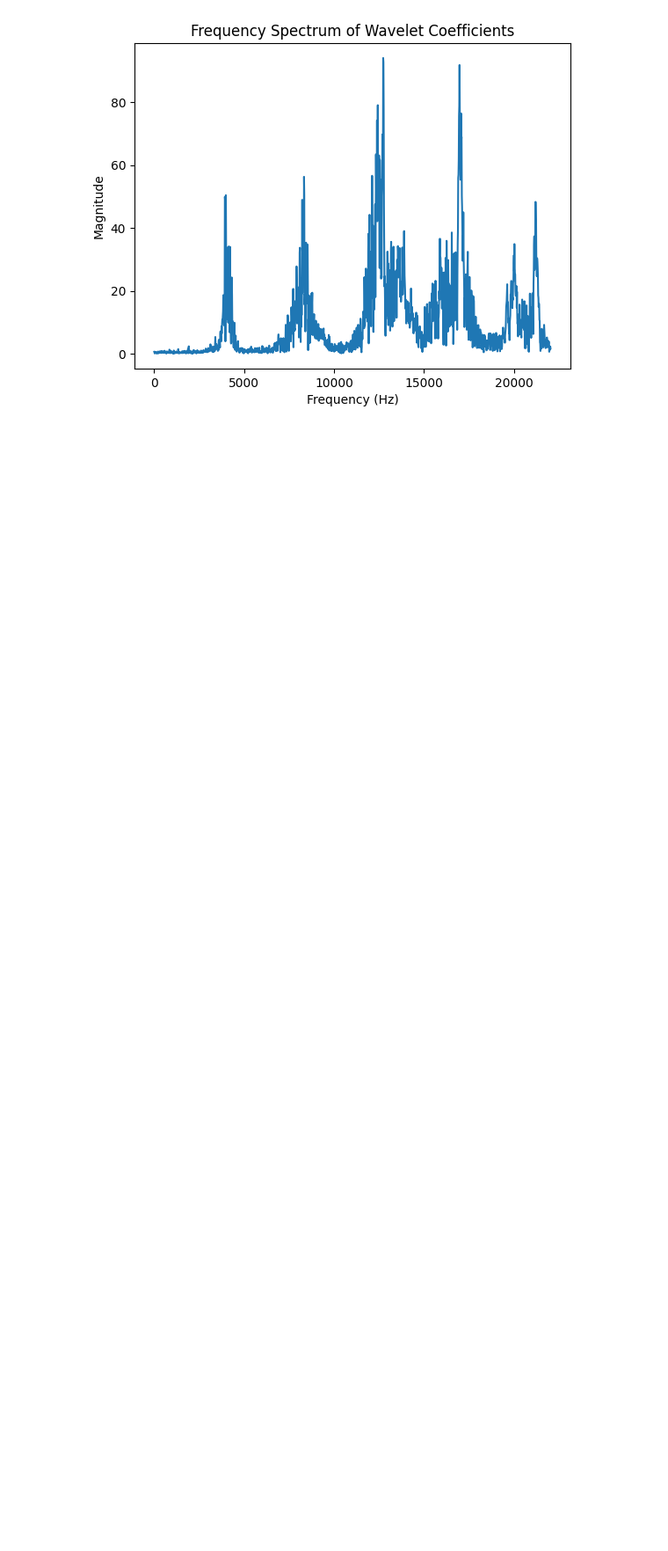
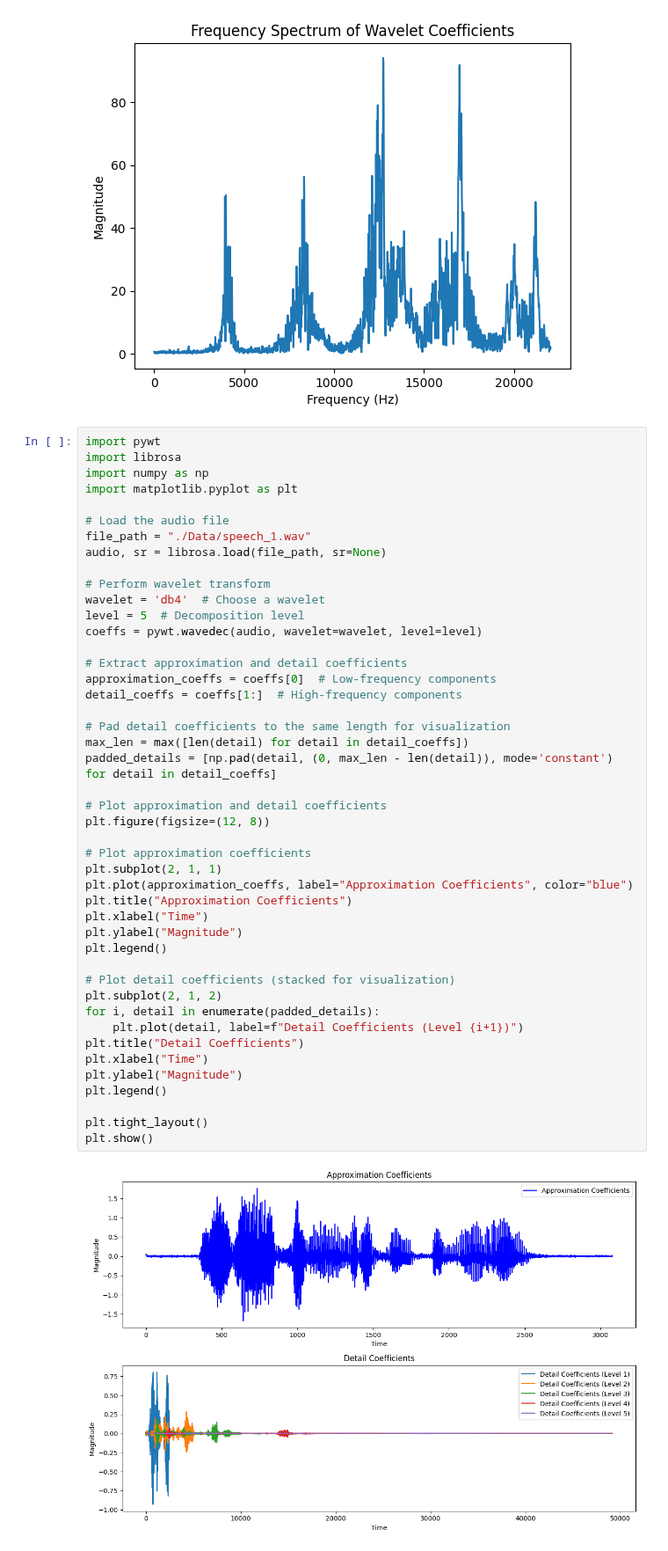
Before and after one commit to yyf/SimpleAudioDSP, a Jupyter notebook: Wavelet.ipynb, the cells around one changed output. Shown at 88% size. Saved outputs shown, nothing was run; the diff lists cells and outputs as text; blank space fills up the shorter version.

Commit message:
Use approximation and detail coefficients for vowels/consonants identification

```diff
--- a/Wavelet.ipynb
+++ b/Wavelet.ipynb
@@ -133,3 +133,50 @@ plt.ylabel("Magnitude")
 plt.show()
 # %% [output]
 [figure]
+# %%
+import pywt
+import librosa
+import numpy as np
+import matplotlib.pyplot as plt
+
+# Load the audio file
+file_path = "./Data/speech_1.wav"
+audio, sr = librosa.load(file_path, sr=None)
+
+# Perform wavelet transform
+wavelet = 'db4'  # Choose a wavelet
+level = 5  # Decomposition level
+coeffs = pywt.wavedec(audio, wavelet=wavelet, level=level)
+
+# Extract approximation and detail coefficients
+approximation_coeffs = coeffs[0]  # Low-frequency components
+detail_coeffs = coeffs[1:]  # High-frequency components
+
+# Pad detail coefficients to the same length for visualization
+max_len = max([len(detail) for detail in detail_coeffs])
+padded_details = [np.pad(detail, (0, max_len - len(detail)), mode='constant') for detail in detail_coeffs]
+
+# Plot approximation and detail coefficients
+plt.figure(figsize=(12, 8))
+
+# Plot approximation coefficients
+plt.subplot(2, 1, 1)
+plt.plot(approximation_coeffs, label="Approximation Coefficients", color="blue")
+plt.title("Approximation Coefficients")
+plt.xlabel("Time")
+plt.ylabel("Magnitude")
+plt.legend()
+
+# Plot detail coefficients (stacked for visualization)
+plt.subplot(2, 1, 2)
+for i, detail in enumerate(padded_details):
+    plt.plot(detail, label=f"Detail Coefficients (Level {i+1})")
+plt.title("Detail Coefficients")
+plt.xlabel("Time")
+plt.ylabel("Magnitude")
+plt.legend()
+
+plt.tight_layout()
+plt.show()
+# %% [output]
+[figure, added]
```
Also changed, not shown: parts of 2 cells of this notebook.
